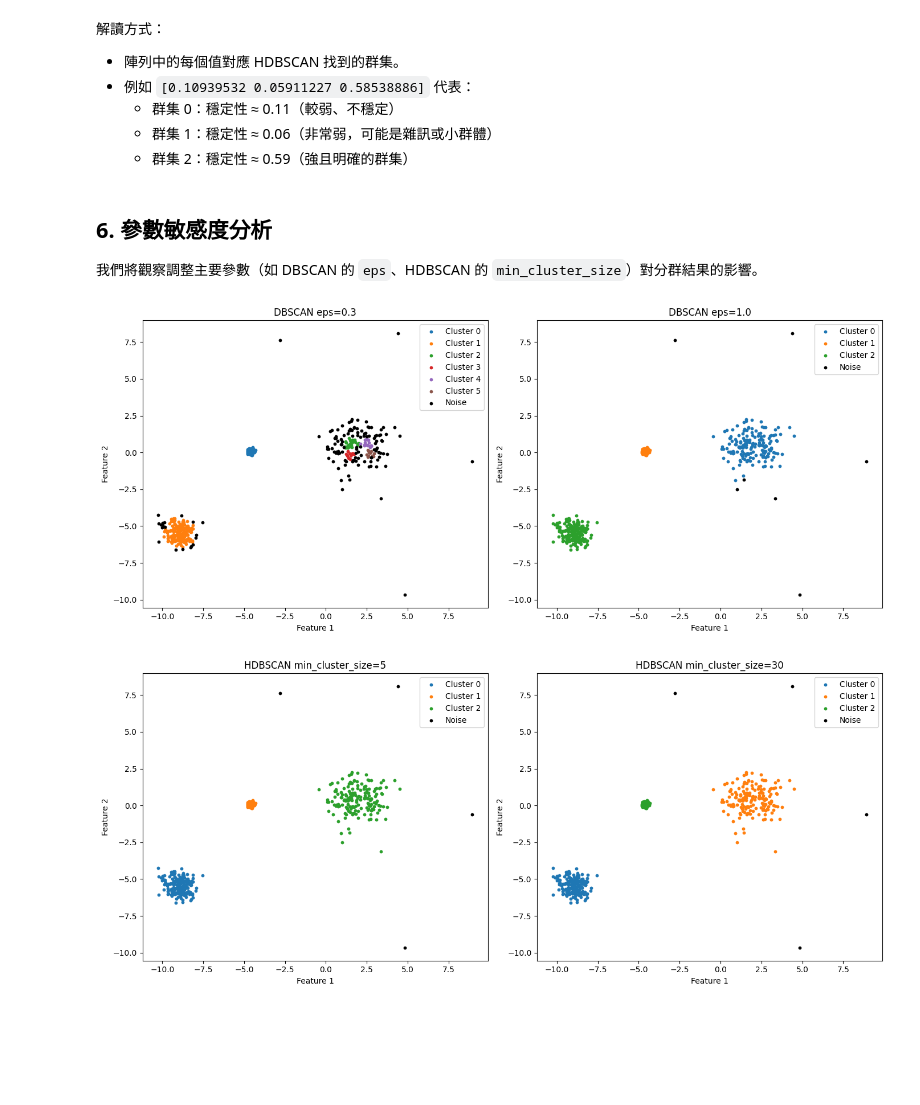
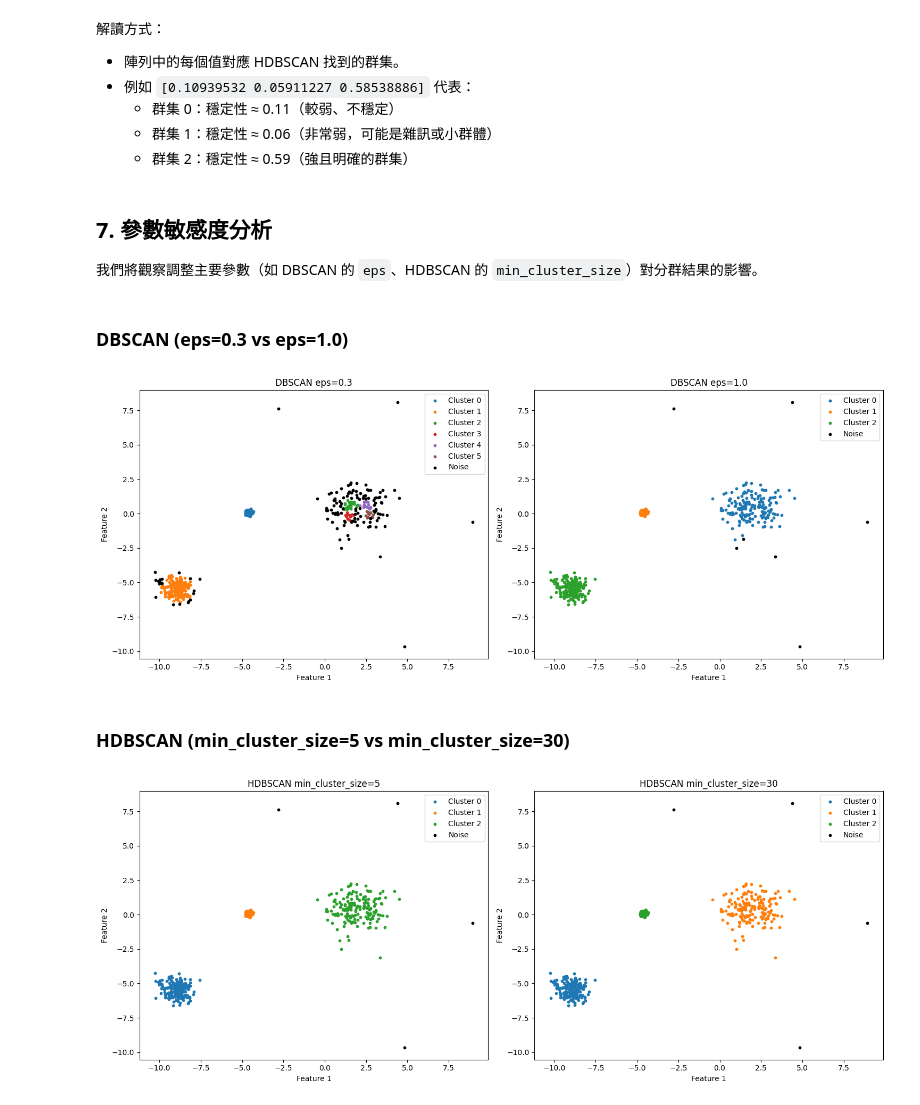
Before and after one commit to jonascheng/anomalyebook, a Jupyter notebook: 02_dbscan-vs-hdbscan.ipynb, the cells around one changed output. Saved outputs shown, nothing was run; the diff lists cells and outputs as text; code cells hidden in the pictures; blank space fills up the shorter version.

```diff
--- a/02_dbscan-vs-hdbscan.ipynb
+++ b/02_dbscan-vs-hdbscan.ipynb
@@ -96,14 +125,22 @@ HDBSCAN 是 DBSCAN 的階層式版本，能夠找出不同密度的群集，且
 # %%
 # 視覺化 DBSCAN 和 HDBSCAN 結果比較
-plt.figure(figsize=(15, 5))
-plt.subplot(1, 2, 1)
+plt.figure(figsize=(15, 6))
+plt.subplot(1, 2, 1) # 1-row × 2-column subplot grid
 
+# 與前面相同的 DBSCAN 視覺化程式碼
 for k, col in zip(unique_labels, colors):
     if k == -1:
         # 雜訊
         col = 'black'
     class_member_mask = (dbscan_labels == k)
-    plt.scatter(X[class_member_mask, 0], X[class_member_mask, 1], s=10, color=col, label=f'Cluster {k}' if k != -1 else 'Noise')
+    plt.scatter(
+        X[class_member_mask, 0],
+        X[class_member_mask, 1],
+        s=10, # point size
+        color=col,
+        label=f'Cluster {k}' if k != -1 else 'Noise'
+    )
+
 plt.title('DBSCAN Clustering Results')
 plt.xlabel('Feature 1')
 plt.ylabel('Feature 2')
@@ -122,7 +159,14 @@ for k, col in zip(unique_labels, colors):
     if k == -1:
         col = 'black'
     class_member_mask = (hdbscan_labels == k)
-    plt.scatter(X[class_member_mask, 0], X[class_member_mask, 1], s=10, color=col, label=f'Cluster {k}' if k != -1 else 'Noise')
+    plt.scatter(
+        X[class_member_mask, 0],
+        X[class_member_mask, 1],
+        s=10, # point size
+        color=col,
+        label=f'Cluster {k}' if k != -1 else 'Noise'
+    )
+
 plt.title('HDBSCAN Clustering Results')
 plt.xlabel('Feature 1')
 plt.ylabel('Feature 2')
@@ -174,33 +219,45 @@ HDBSCAN cluster stability (persistence): [0.10939532 0.05911227 0.58538886]
   - 群集 1：穩定性 ≈ 0.06（非常弱，可能是雜訊或小群體）
   - 群集 2：穩定性 ≈ 0.59（強且明確的群集）
 # %% [markdown]
-## 6. 參數敏感度分析
+## 7. 參數敏感度分析
 
 我們將觀察調整主要參數（如 DBSCAN 的 `eps`、HDBSCAN 的 `min_cluster_size`）對分群結果的影響。
+# %% [markdown]
+### DBSCAN (eps=0.3 vs eps=1.0)
 # %%
 # DBSCAN 參數敏感度分析
-fig, axes = plt.subplots(1, 2, figsize=(14, 6))
+fig, axes = plt.subplots(1, 2, figsize=(15, 6))
 for ax, eps in zip(axes, [0.3, 1.0]):
     dbscan = DBSCAN(eps=eps, min_samples=10)
     labels = dbscan.fit_predict(X)
     unique_labels = set(labels)
     colors = [plt.cm.tab10(i) for i in range(len(unique_labels))]
     for k, col in zip(unique_labels, colors):
         if k == -1:
             col = 'black'
         class_member_mask = (labels == k)
-        ax.scatter(X[class_member_mask, 0], X[class_member_mask, 1], s=10, color=col, label=f'Cluster {k}' if k != -1 else 'Noise')
+        ax.scatter(
+            X[class_member_mask, 0],
+            X[class_member_mask, 1],
+            s=10,
+            color=col,
+            label=f'Cluster {k}' if k != -1 else 'Noise'
+        )
+
     ax.set_title(f'DBSCAN eps={eps}')
     ax.set_xlabel('Feature 1')
     ax.set_ylabel('Feature 2')
     ax.legend()
+
 plt.tight_layout()
 plt.show()
 # %% [output]
-[figure, old version]
+[figure, new version]
+# %% [markdown]
+### HDBSCAN (min_cluster_size=5 vs min_cluster_size=30)
 # %%
 # HDBSCAN 參數敏感度分析
-fig, axes = plt.subplots(1, 2, figsize=(14, 6))
+fig, axes = plt.subplots(1, 2, figsize=(15, 6))
 for ax, min_cluster_size in zip(axes, [5, 30]):
     clusterer = hdbscan.HDBSCAN(min_cluster_size=min_cluster_size)
     labels = clusterer.fit_predict(X)
@@ -210,13 +267,21 @@ for ax, min_cluster_size in zip(axes, [5, 30]):
         if k == -1:
             col = 'black'
         class_member_mask = (labels == k)
-        ax.scatter(X[class_member_mask, 0], X[class_member_mask, 1], s=10, color=col, label=f'Cluster {k}' if k != -1 else 'Noise')
+        ax.scatter(
+            X[class_member_mask, 0],
+            X[class_member_mask, 1],
+            s=10,
+            color=col,
+            label=f'Cluster {k}' if k != -1 else 'Noise'
+        )
+
     ax.set_title(f'HDBSCAN min_cluster_size={min_cluster_size}')
     ax.set_xlabel('Feature 1')
     ax.set_ylabel('Feature 2')
     ax.legend()
+
 plt.tight_layout()
 plt.show()
 # %% [output]
-[figure, old version]
+[figure, new version]
 # %% [markdown]
```
Also changed, not shown: parts of 11 cells of this notebook, 1 other file.
